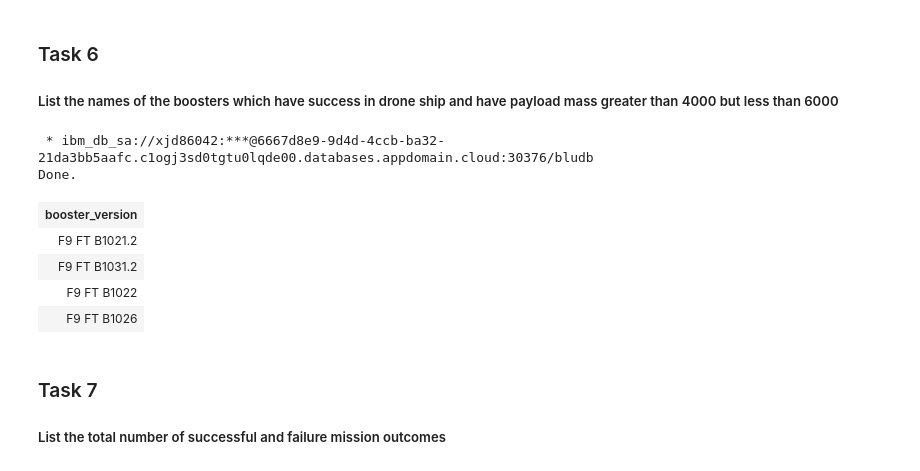
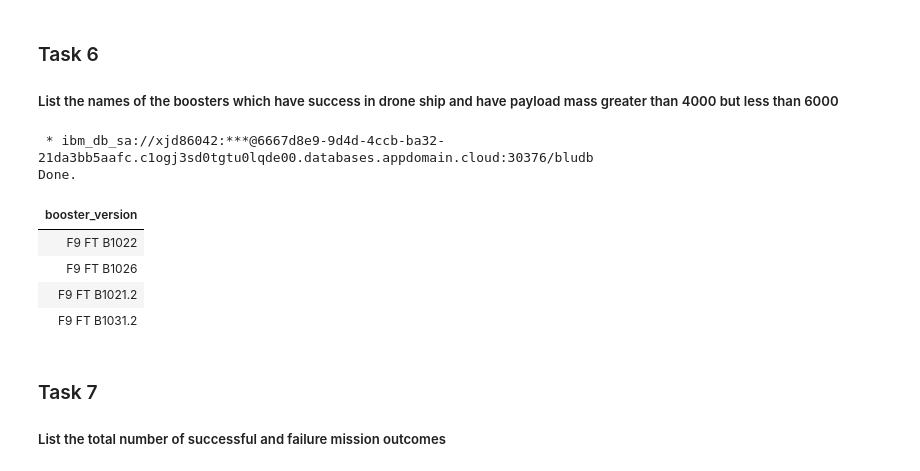
Before and after one commit to aiyoufei/spacex-zhushining, a Jupyter notebook: jupyter-labs-eda-sql-coursera.ipynb, the cells around one changed output. Cells and saved outputs as stored; diff of their text form; code cells hidden in the pictures.

```diff
--- a/jupyter-labs-eda-sql-coursera.ipynb
+++ b/jupyter-labs-eda-sql-coursera.ipynb
@@ -227,15 +212,17 @@ Done.
 
 ##### List the names of the boosters which have success in drone ship and have payload mass greater than 4000 but less than 6000
 # %%
-%sql select distinct booster_version from space where landing__outcome='Success (drone ship)' and payload_mass__kg_ > 4000 and payload_mass__kg_ < 6000;
+%sql select booster_version from space \
+where landing__outcome = 'Success (drone ship)' and \
+payload_mass__kg_ > 4000 and payload_mass__kg_ < 6000;
 # %% [output]
  * ibm_db_sa://xjd86042:***@6667d8e9-9d4d-4ccb-ba32-21da3bb5aafc.c1ogj3sd0tgtu0lqde00.databases.appdomain.cloud:30376/bludb
 Done.
 | booster_version |
+| F9 FT B1022 |
+| F9 FT B1026 |
 | F9 FT B1021.2 |
 | F9 FT B1031.2 |
-| F9 FT B1022 |
-| F9 FT B1026 |
 # %% [markdown]
 ### Task 7
 
```
Also changed, not shown: parts of 11 cells of this notebook, 13 other files.
